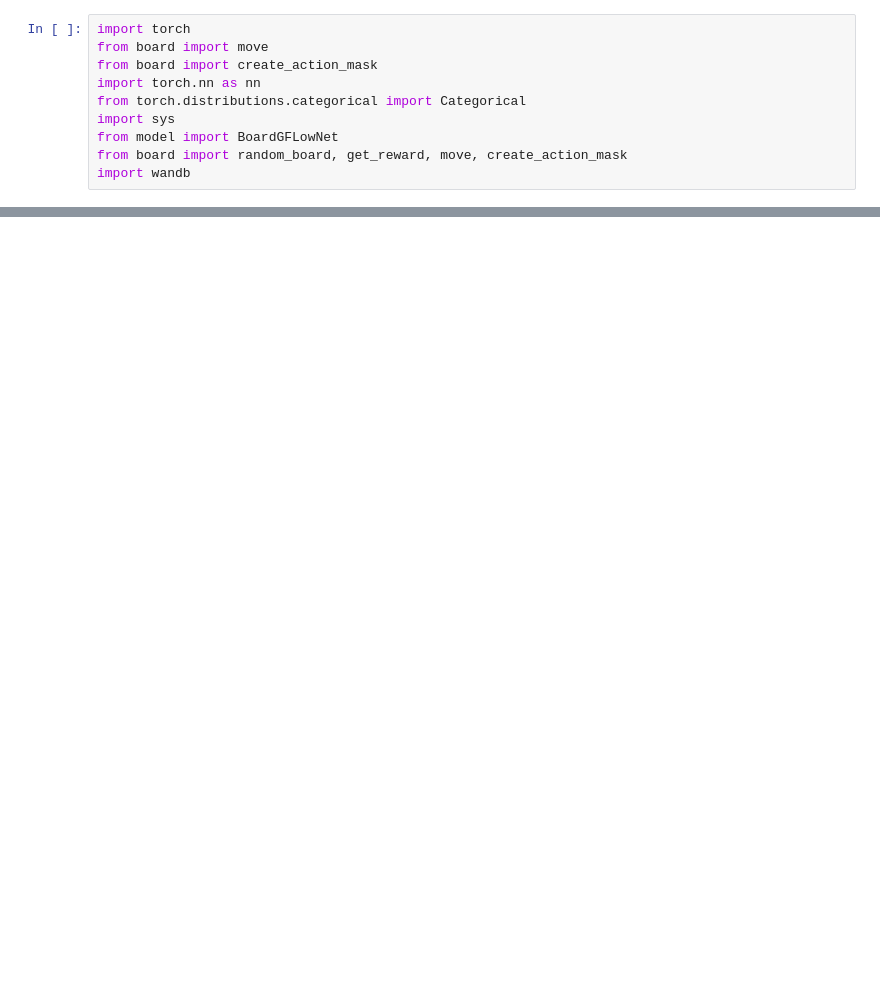
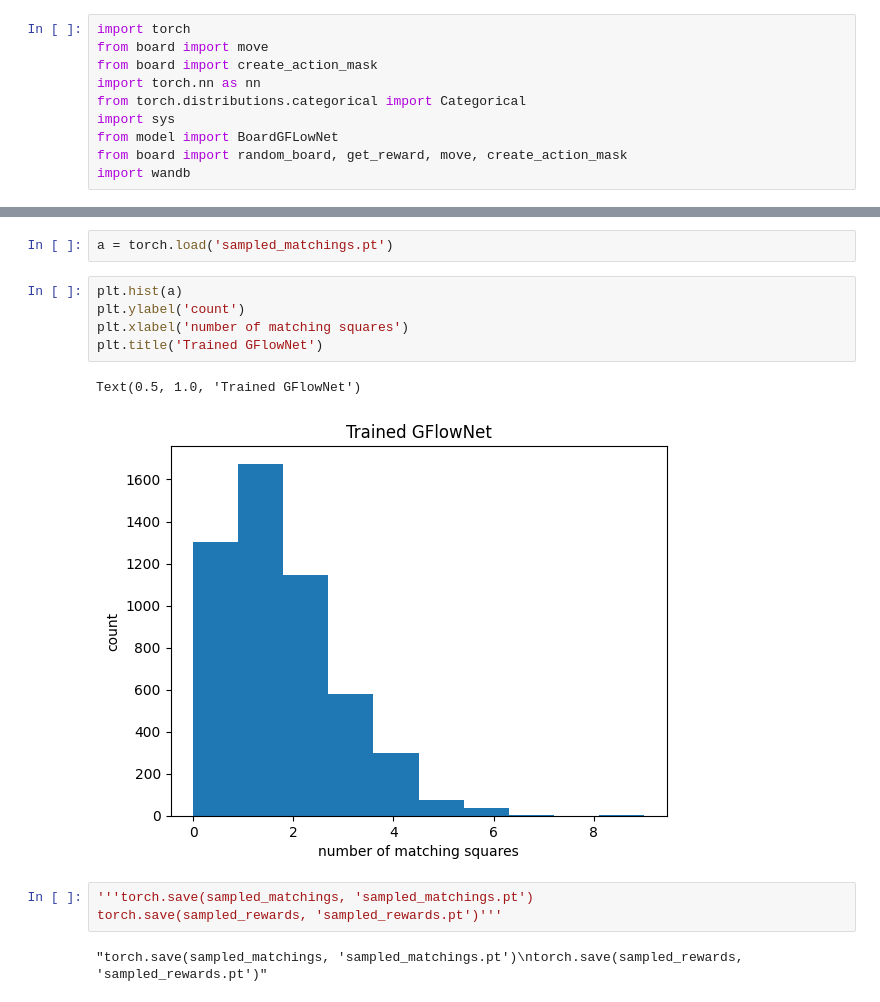
Before and after one commit to andrzeng/gflowgame, a Jupyter notebook: helloworld.ipynb, the cells around one changed output, grey strips where cells are left out. Drawn from its saved outputs; the diff is of its cells as text; blank space fills up the shorter version.

```diff
--- a/helloworld.ipynb
+++ b/helloworld.ipynb
@@ -252,0 +120,15 @@ new_moves, last_logits
+# %%
+a = torch.load('sampled_matchings.pt')
+# %%
+plt.hist(a)
+plt.ylabel('count')
+plt.xlabel('number of matching squares')
+plt.title('Trained GFlowNet')
+# %% [output]
+Text(0.5, 1.0, 'Trained GFlowNet')
+[figure, added]
+# %%
+'''torch.save(sampled_matchings, 'sampled_matchings.pt')
+torch.save(sampled_rewards, 'sampled_rewards.pt')'''
+# %% [output]
+"torch.save(sampled_matchings, 'sampled_matchings.pt')\ntorch.save(sampled_rewards, 'sampled_rewards.pt')"
```
Also changed, not shown: parts of 20 cells of this notebook, 3 other files.
